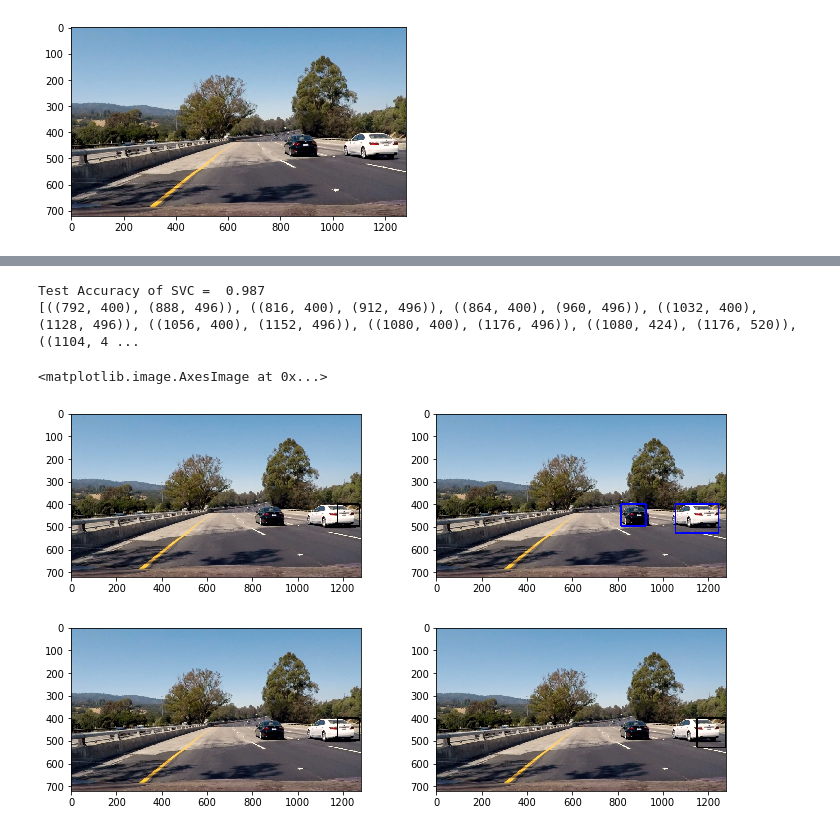
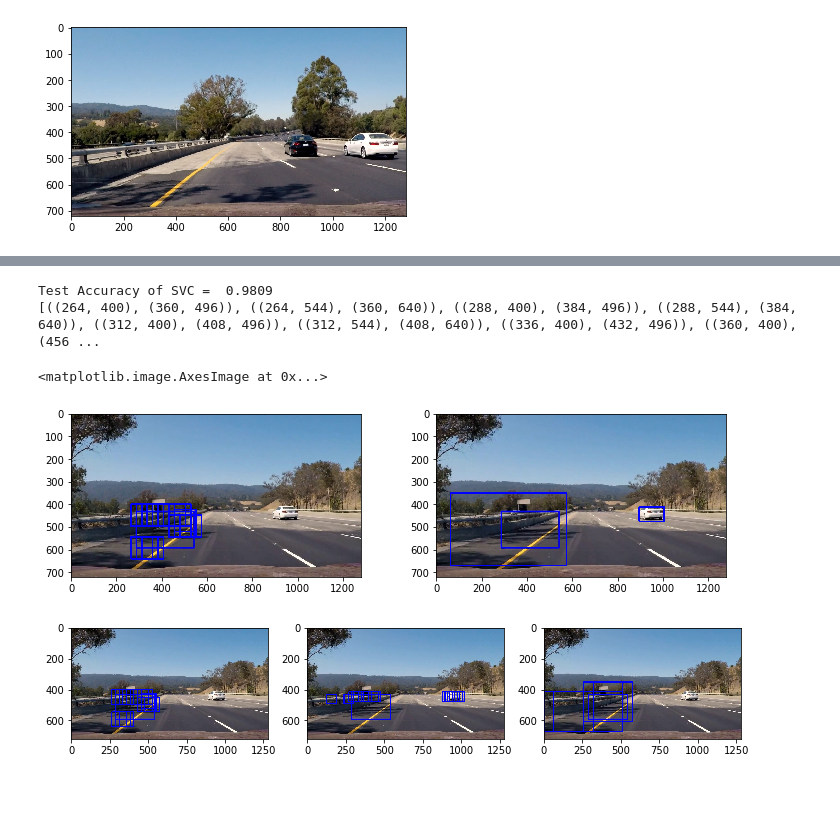
Before and after one commit to avernethy/CarND-Vehicle-Detection, a Jupyter notebook: CarND-Vehicle_Finding.ipynb, the cells around one changed output, grey strips where cells are left out. Drawn from its saved outputs; the diff is of its cells as text; code cells hidden in the pictures; blank space fills up the shorter version.

```diff
--- a/CarND-Vehicle_Finding.ipynb
+++ b/CarND-Vehicle_Finding.ipynb
@@ -776,25 +775,23 @@ else:
 print('Test Accuracy of SVC = ', round(svc.score(X_test, y_test), 4))
 # Check the prediction time for a single sample
 
-image = mpimg.imread('test_image.jpg')
+image = mpimg.imread('video_diag/frame542.jpg')
 draw_image = np.copy(image)
 
-ystart = 400
-ystop = 656
-scale = 1.5
+param_list = [(380,500,1.0), (400,656,1.5), (400,700,4.5)]
 all_boxes = []
-out_img, box_list = find_cars(image, ystart, ystop, scale, svc, X_scaler, orient, pix_per_cell, cell_per_block, spatial_size, hist_bins, color_space,img_return=True)
-all_boxes.extend(box_list)
-scale = 2.0
-out_img2, box_list2 = find_cars(image, ystart, ystop, scale, svc, X_scaler, orient, pix_per_cell, cell_per_block, spatial_size, hist_bins, color_space,img_return=True)
-all_boxes.extend(box_list2)
+
+for param in param_list:
+    all_boxes.extend(find_cars(img_from_vid, param[0], param[1], param[2], svc, X_scaler, orient, pix_per_cell, cell_per_block, spatial_size, hist_bins, color_space,img_return=False))
+
+
 print(all_boxes)
 heat = np.zeros_like(image[:,:,0]).astype(np.float)
 # Add heat to each box in box list
 heat = add_heat(heat,all_boxes)
 
 # Apply threshold to help remove false positives
-heat = apply_threshold(heat,2)
+heat = apply_threshold(heat,1)
 
 # Visualize the heatmap when displaying
 heatmap = np.clip(heat, 0, 255)
@@ -803,24 +800,26 @@ heatmap = np.clip(heat, 0, 255)
 labels = label(heatmap)
 draw_img = draw_labeled_bboxes(np.copy(image), labels)
 # %% [output]
-Test Accuracy of SVC =  0.987
-[((792, 400), (888, 496)), ((816, 400), (912, 496)), ((864, 400), (960, 496)), ((1032, 400), (1128, 496)), ((1056, 400), (1152, 496)), ((1080, 400), (1176, 496)), ((1080, 424), (1176, 520)), ((1104, 4 ...
+Test Accuracy of SVC =  0.9809
+[((264, 400), (360, 496)), ((264, 544), (360, 640)), ((288, 400), (384, 496)), ((288, 544), (384, 640)), ((312, 400), (408, 496)), ((312, 544), (408, 640)), ((336, 400), (432, 496)), ((360, 400), (456 ...
 # %%
 fig = plt.figure(figsize=(12,3))
 plt.subplot(121)
 plt.imshow(out_img)
 plt.subplot(122)
 plt.imshow(draw_img)
 
 fig = plt.figure(figsize=(12,3))
-plt.subplot(121)
+plt.subplot(131)
 plt.imshow(out_img)
-plt.subplot(122)
+plt.subplot(132)
 plt.imshow(out_img2)
+plt.subplot(133)
+plt.imshow(out_img3)
 # %% [output]
 <matplotlib.image.AxesImage at 0x...>
-[figure, old version]
+[figure, new version]
-[figure, old version]
+[figure, new version]
 # %%
 #Video Pipeline
 def process_image(img_from_vid):
```
Also changed, not shown: parts of 11 cells of this notebook, 2 other files.
